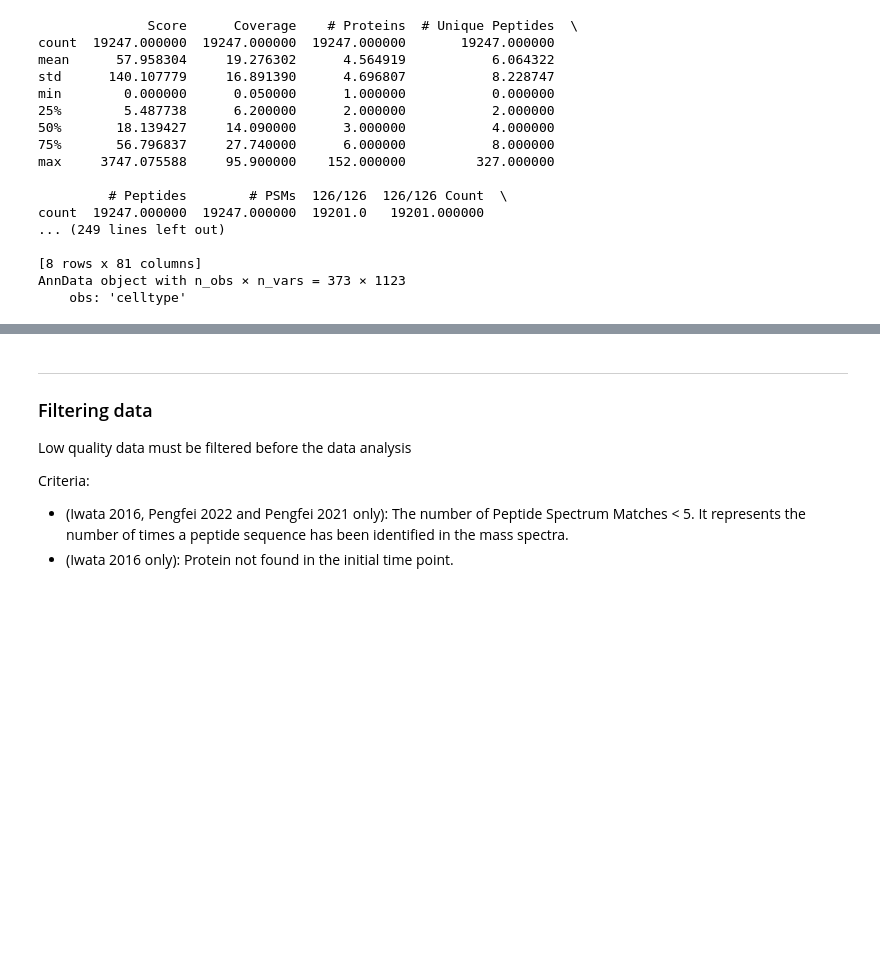
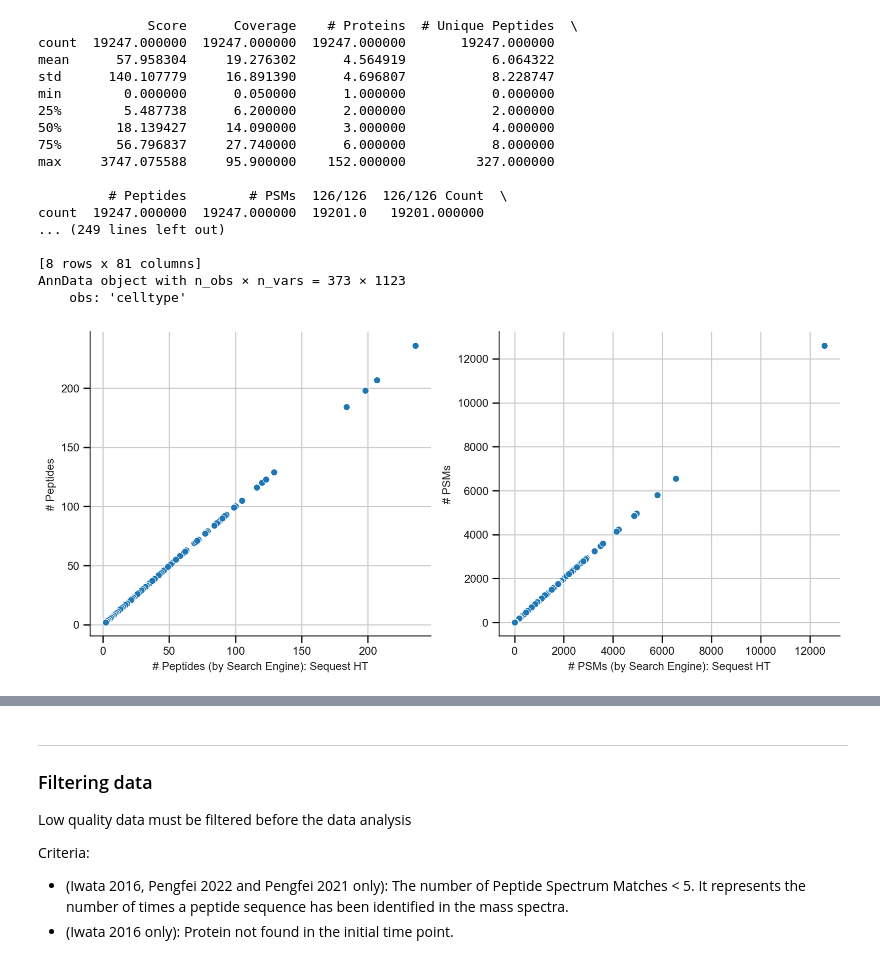
Before and after one commit to powwowath/pyMSpro, a Jupyter notebook: 00_workflow_META-ANALYSIS.ipynb, the cells around one changed output, grey strips where cells are left out. Saved outputs shown, nothing was run; the diff lists cells and outputs as text; code cells hidden in the pictures; blank space fills up the shorter version.

```diff
--- a/00_workflow_META-ANALYSIS.ipynb
+++ b/00_workflow_META-ANALYSIS.ipynb
@@ -535,3 +540,11 @@ count  19247.000000  19247.000000  19201.0   19201.000000
 [8 rows x 81 columns]
 AnnData object with n_obs × n_vars = 373 × 1123
     obs: 'celltype'
+# %%
+# Correlation plots of similar (duplicate) columns
+fig, ax = plt.subplots(1, 2, figsize=(12, 5))
+sns.scatterplot(data=df_2021_pengfei, x="# Peptides (by Search Engine): Sequest HT", y="# Peptides", ax=ax[0])
+sns.scatterplot(data=df_2021_pengfei, x="# PSMs (by Search Engine): Sequest HT", y="# PSMs", ax=ax[1])
+plt.show()
+# %% [output]
+[figure, added]
```
Also changed, not shown: parts of 42 cells of this notebook.
